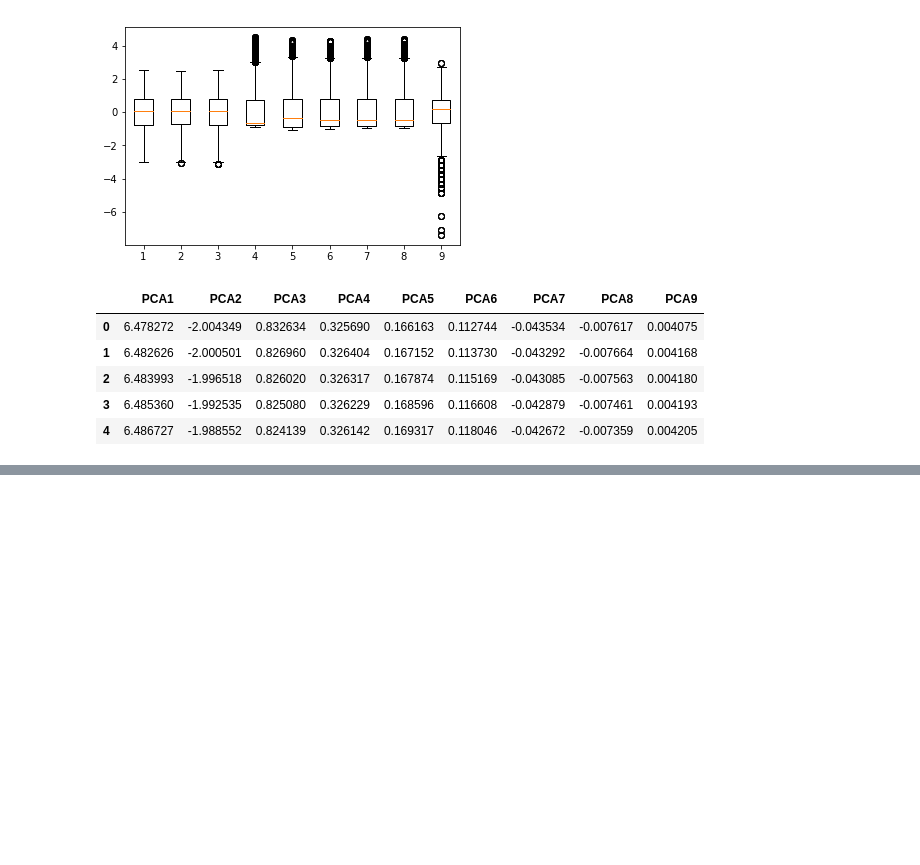
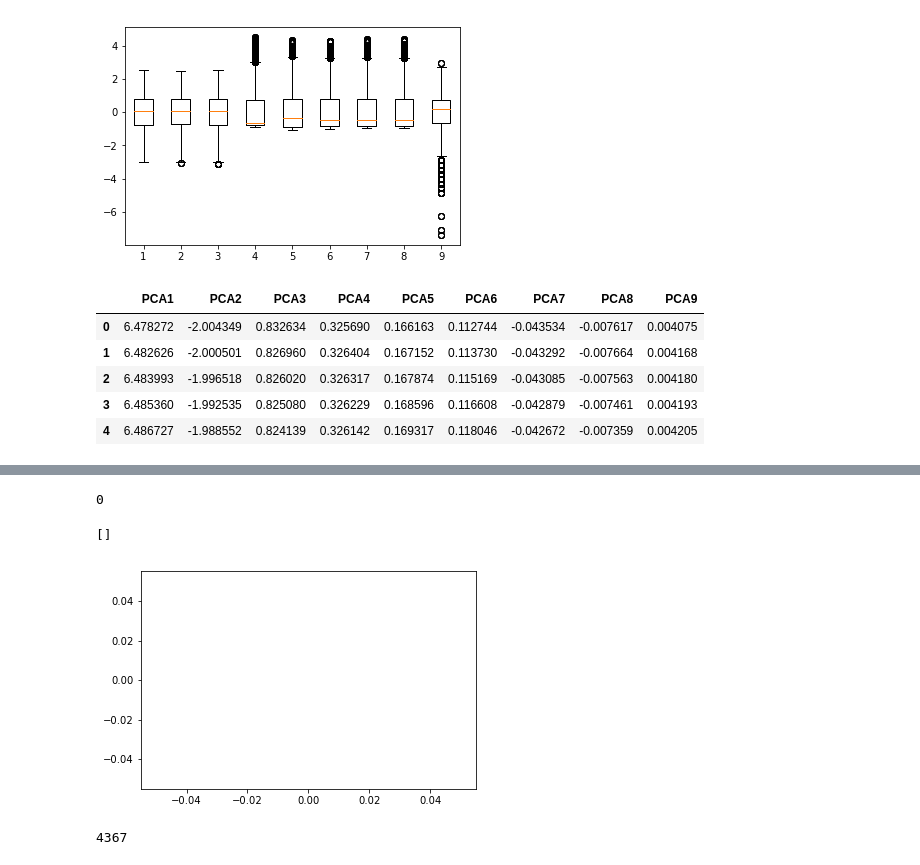
Before and after one commit to arunna09/AnomalyDetection, a Jupyter notebook: Notebooks/GMM_Base_PCA_applied.ipynb, the cells around one changed output, grey strips where cells are left out. Saved outputs shown, nothing was run; the diff lists cells and outputs as text; code cells hidden in the pictures; blank space fills up the shorter version.

```diff
--- a/Notebooks/GMM_Base_PCA_applied.ipynb
+++ b/Notebooks/GMM_Base_PCA_applied.ipynb
@@ -244,13 +257,0 @@ print("Standard Deviation value : %s " % pdf.std())
-# %%
-def gmm_ad(wgt_log_probability):
-    values = []
-    threshold = 3 * wgt_log_probability.std() #Cannot consider since its not a normal distribution
-    a = np.absolute(wgt_log_probability.mean()) + threshold
-    count = 0
-    for i in range(0,len(wgt_log_probability)):
-        #print i
-        if np.absolute(wgt_log_probability[i]) > a:
-            count = count + 1
-            values.append(wgt_log_probability[i])
-    return count, values
-    #print values
@@ -330,0 +258,23 @@ p = multivariateGaussian(X,mu,sigma)
+# %%
+no_of_anomalies, wgt_log_prob, position = gmm_ad(score_samp)
+no_of_anomalies
+# %% [output]
+0
+# %%
+position
+# %% [output]
+[]
+# %%
+anom_points = []
+for i in position:
+    anom_points.append(Y_sklearn[i])
+# %%
+plt.plot(anom_points)
+plt.show()
+# %% [output]
+[figure, added]
+# %%
+no_of_anomalies_pdf, wgt_log_prob_pdf, position_pdf = gmm_ad(pdf)
+no_of_anomalies_pdf
+# %% [output]
+4367
```
Also changed, not shown: parts of 72 cells of this notebook.
